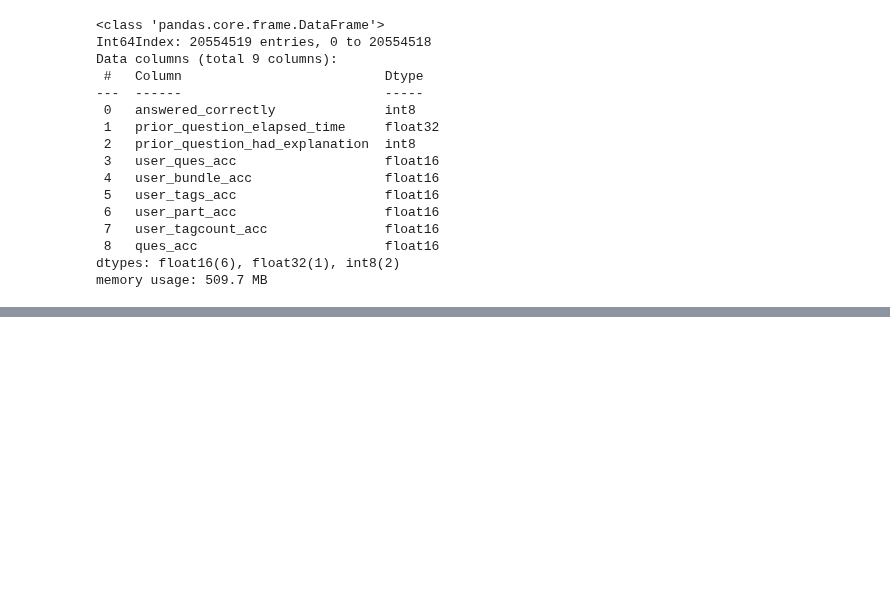
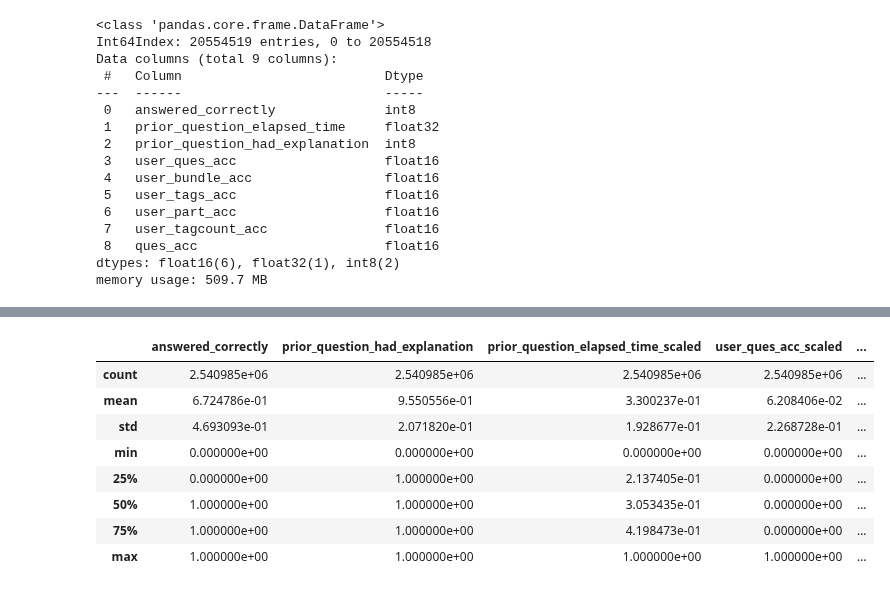
Before and after one commit to Yongliang-Shi/riiid_answer_correctness_prediction, a Jupyter notebook: model.ipynb, the cells around one changed output, grey strips where cells are left out. Drawn from its saved outputs; the diff is of its cells as text; code cells hidden in the pictures; blank space fills up the shorter version.

```diff
--- a/model.ipynb
+++ b/model.ipynb
@@ -1127,0 +1304,6 @@ memory usage: 509.7 MB
+# %%
+%%time
+# Print the descriptive statistics of the validate
+
+validate.describe()
+# %% [output]
@@ -1127,0 +1312,9 @@ memory usage: 509.7 MB
+|  | answered_correctly | prior_question_had_explanation | prior_question_elapsed_time_scaled | user_ques_acc_scaled | ... |
+| count | 2.540985e+06 | 2.540985e+06 | 2.540985e+06 | 2.540985e+06 | ... |
+| mean | 6.724786e-01 | 9.550556e-01 | 3.300237e-01 | 6.208406e-02 | ... |
+| std | 4.693093e-01 | 2.071820e-01 | 1.928677e-01 | 2.268728e-01 | ... |
+| min | 0.000000e+00 | 0.000000e+00 | 0.000000e+00 | 0.000000e+00 | ... |
+| 25% | 0.000000e+00 | 1.000000e+00 | 2.137405e-01 | 0.000000e+00 | ... |
+| 50% | 1.000000e+00 | 1.000000e+00 | 3.053435e-01 | 0.000000e+00 | ... |
+| 75% | 1.000000e+00 | 1.000000e+00 | 4.198473e-01 | 0.000000e+00 | ... |
+| max | 1.000000e+00 | 1.000000e+00 | 1.000000e+00 | 1.000000e+00 | ... |
```
Also changed, not shown: parts of 28 cells of this notebook.
